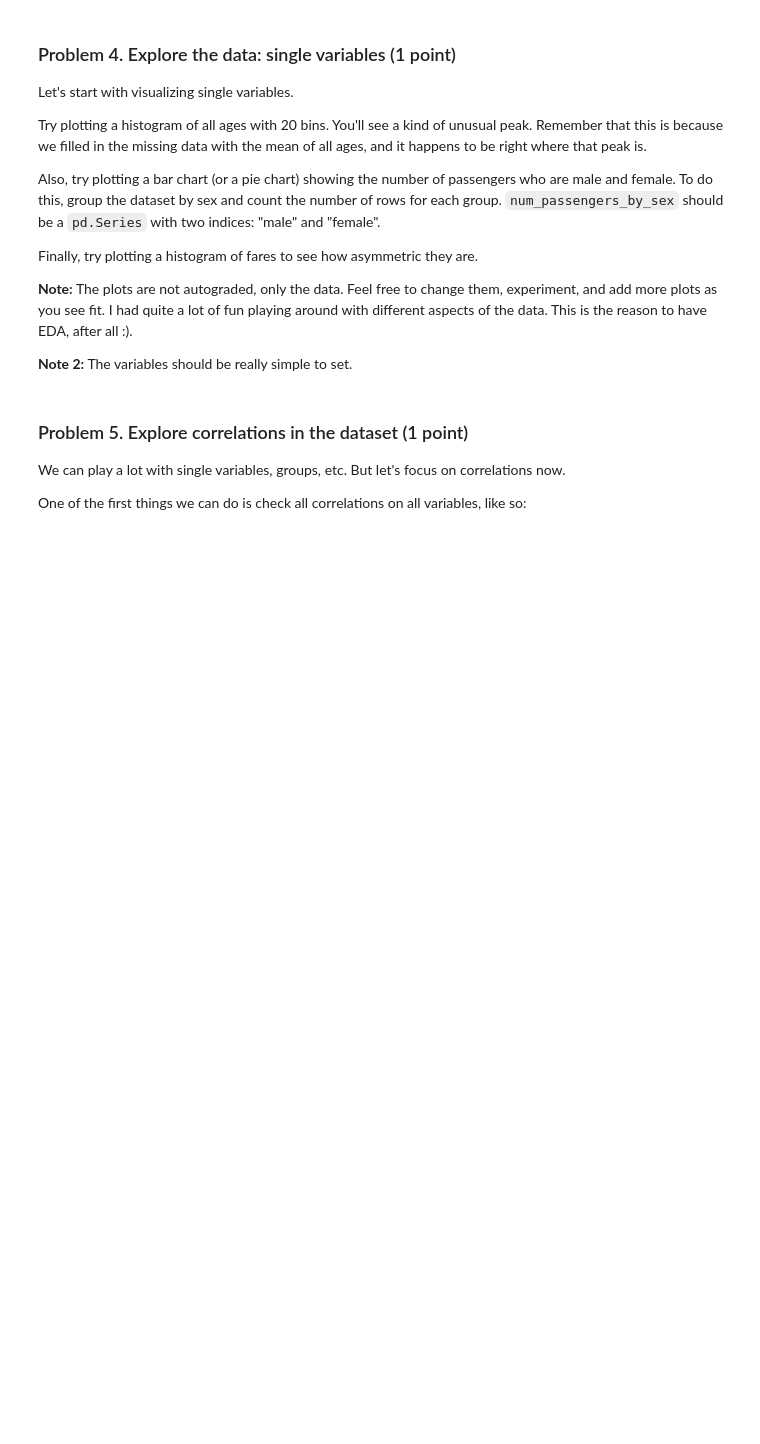
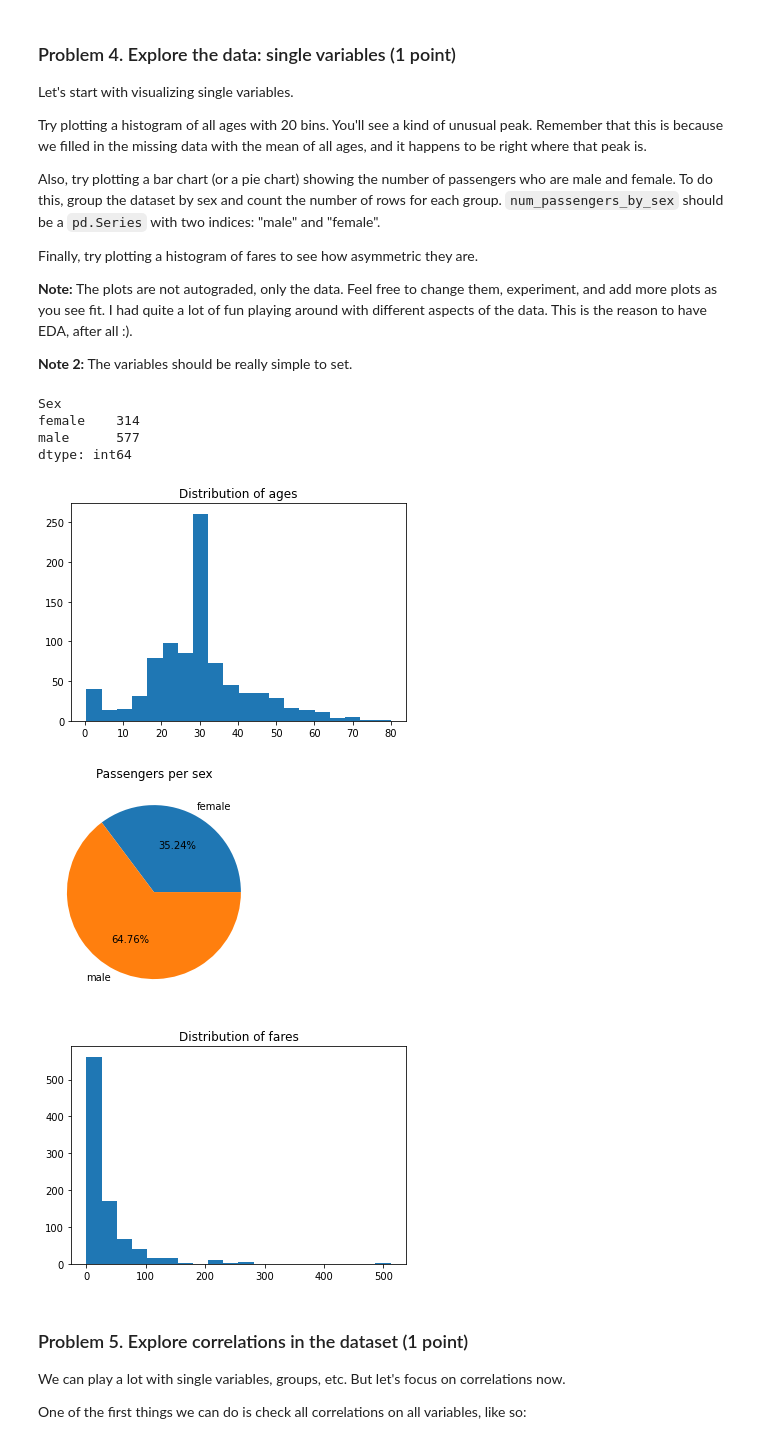
Before and after one commit to georgi4c/Data-Science, a Jupyter notebook: 07DataScienceProjectArchitecture/DS Project Architecture Lab.ipynb, the cells around one changed output. Saved outputs shown, nothing was run; the diff lists cells and outputs as text; code cells hidden in the pictures; blank space fills up the shorter version.

```diff
--- a/07DataScienceProjectArchitecture/DS Project Architecture Lab.ipynb
+++ b/07DataScienceProjectArchitecture/DS Project Architecture Lab.ipynb
@@ -207,26 +205,34 @@ Finally, try plotting a histogram of fares to see how asymmetric they are.
 **Note:** The plots are not autograded, only the data. Feel free to change them, experiment, and add more plots as you see fit. I had quite a lot of fun playing around with different aspects of the data. This is the reason to have EDA, after all :).
 
 **Note 2:** The variables should be really simple to set.
+# %%
+titanic_data.groupby("Sex").size()
+# %% [output]
+Sex
+female    314
+male      577
+dtype: int64
 # %%
-all_ages = None
-num_passengers_by_sex = None
-all_fares = None
-
-# YOUR CODE HERE
-raise NotImplementedError()
+all_ages = titanic_data.Age
+num_passengers_by_sex = titanic_data.groupby("Sex").size()
+all_fares = titanic_data.Fare
 
 plt.hist(all_ages, bins = 20)
 plt.title("Distribution of ages")
 plt.show()
 
 plt.gca().set_aspect("equal")
 plt.pie(num_passengers_by_sex, labels = num_passengers_by_sex.index, autopct = "%.2f%%")
 plt.title("Passengers per sex")
 plt.show()
 
 plt.hist(all_fares, bins = 20)
 plt.title("Distribution of fares")
 plt.show()
+# %% [output]
+[figure, added]
+[figure, added]
+[figure, added]
 # %%
 assert_is_not_none(all_ages)
 assert_is_not_none(num_passengers_by_sex)
```
Also changed, not shown: parts of 25 cells of this notebook, 15 other files.
